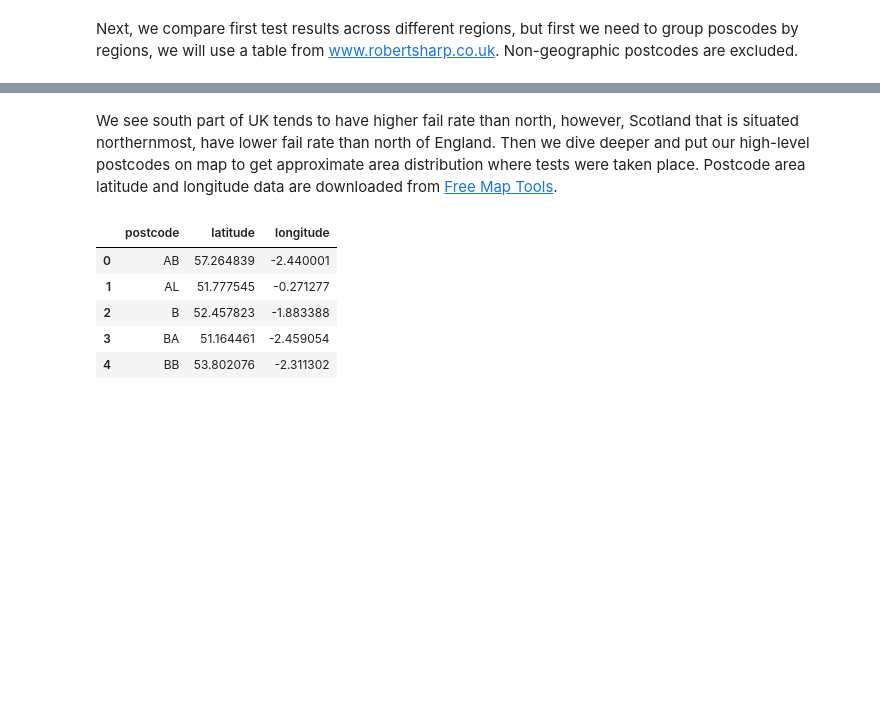
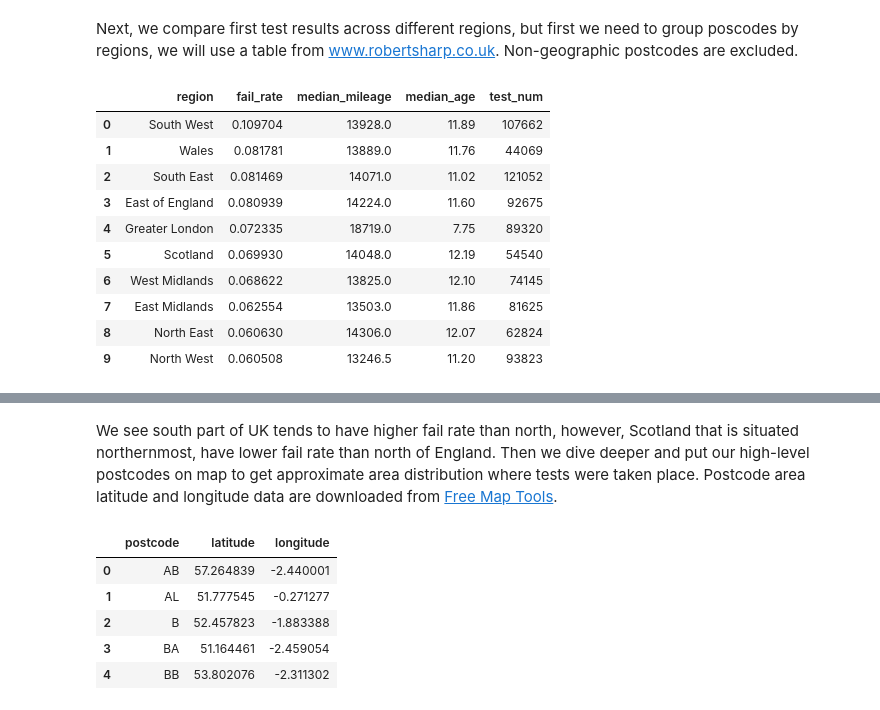
Before and after one commit to sttseitlin/MOT-test-for-motorcycles, a Jupyter notebook: moto.ipynb, the cells around one changed output, grey strips where cells are left out. Saved outputs shown, nothing was run; the diff lists cells and outputs as text; code cells hidden in the pictures; blank space fills up the shorter version.

```diff
--- a/moto.ipynb
+++ b/moto.ipynb
@@ -1258,3 +474,28 @@ fail_rate_by_region = fail_rate_calc(
+# %%
+fail_rate_by_region = (
+    first_test.groupby(first_test_regions, observed=False)
+    .agg(
+        fail_rate=('passed', lambda x: (x == False).sum() / len(x)),
+        median_mileage=('test_mileage', 'median'),
+        median_age=('age', 'median'),
+        test_num=('passed','count'))
+    .sort_values(by='fail_rate', ascending=False)
+    .reset_index(drop=False)
+)
+# %%
+fail_rate_by_region
+# %% [output]
+|  | region | fail_rate | median_mileage | median_age | test_num |
+| 0 | South West | 0.109704 | 13928.0 | 11.89 | 107662 |
+| 1 | Wales | 0.081781 | 13889.0 | 11.76 | 44069 |
+| 2 | South East | 0.081469 | 14071.0 | 11.02 | 121052 |
+| 3 | East of England | 0.080939 | 14224.0 | 11.60 | 92675 |
+| 4 | Greater London | 0.072335 | 18719.0 | 7.75 | 89320 |
+| 5 | Scotland | 0.069930 | 14048.0 | 12.19 | 54540 |
+| 6 | West Midlands | 0.068622 | 13825.0 | 12.10 | 74145 |
+| 7 | East Midlands | 0.062554 | 13503.0 | 11.86 | 81625 |
+| 8 | North East | 0.060630 | 14306.0 | 12.07 | 62824 |
+| 9 | North West | 0.060508 | 13246.5 | 11.20 | 93823 |
 # %%
 fig = px.bar(
     fail_rate_by_region,
```
Also changed, not shown: parts of 228 cells of this notebook, 1 other file.
